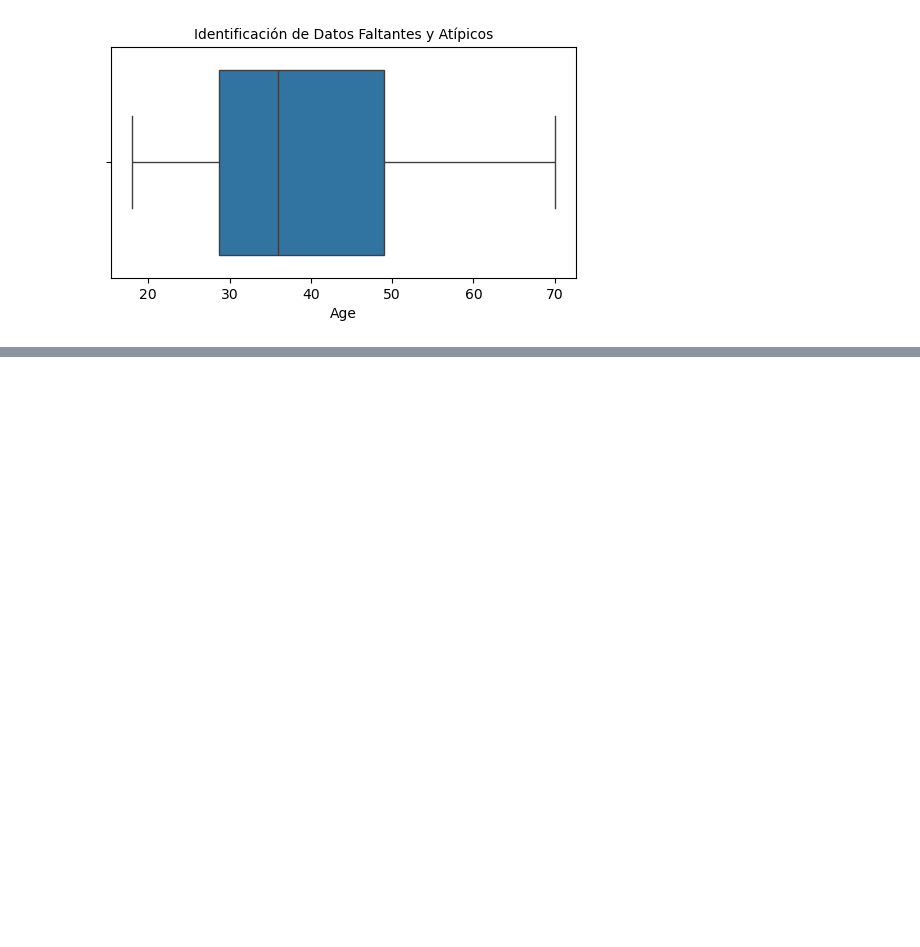
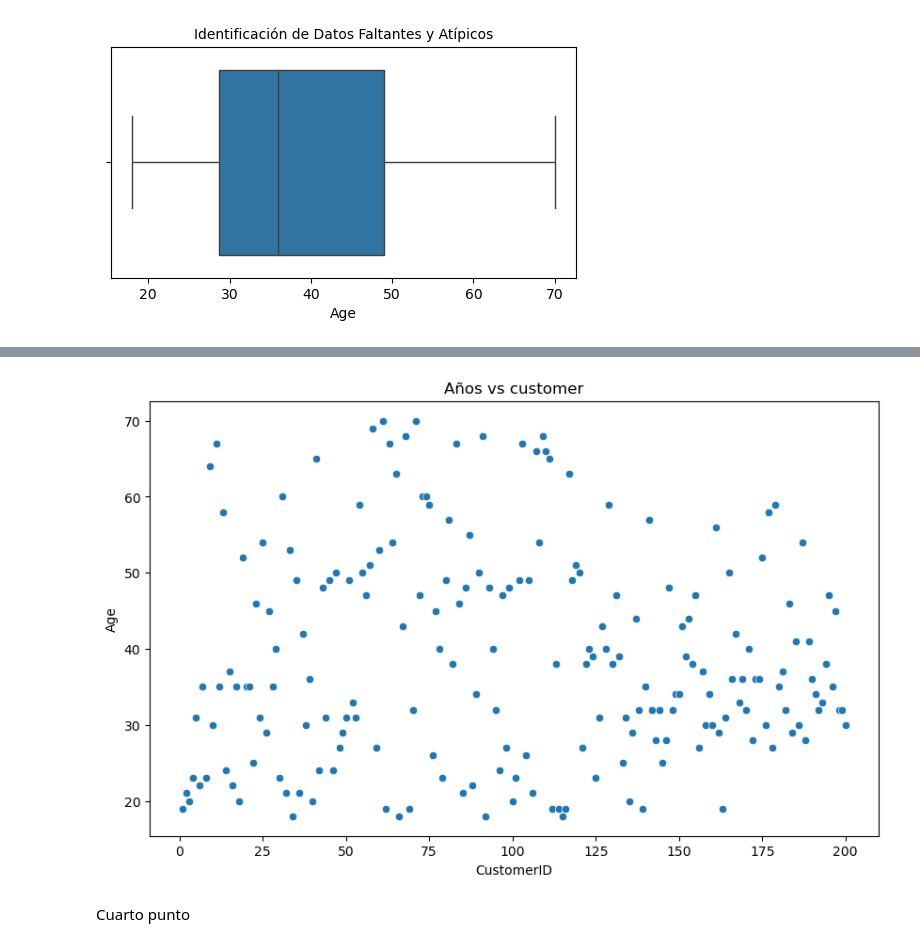
Before and after one commit to viikpinedat/analisis_datos, a Jupyter notebook: Modelo_Hierarchical_clustering.ipynb, the cells around one changed output, grey strips where cells are left out. Cells and saved outputs as stored; diff of their text form; code cells hidden in the pictures; blank space fills up the shorter version.

```diff
--- a/Modelo_Hierarchical_clustering.ipynb
+++ b/Modelo_Hierarchical_clustering.ipynb
@@ -85,0 +114,2 @@ Text(0.5, 1.0, 'Identificación de Datos Faltantes y Atípicos')
+# %%
+Datos=data[(data['Age']<nivel_maximo)&(data['Age']>nivel_minimo)]
@@ -85,0 +133,4 @@ Text(0.5, 1.0, 'Identificación de Datos Faltantes y Atípicos')
+# %%
+current_year = datetime.now().year
+Datos['Año'] = current_year - Datos['Age']
+Datos[['Age', 'Año']].head()
@@ -85,0 +144,13 @@ Text(0.5, 1.0, 'Identificación de Datos Faltantes y Atípicos')
+# %%
+Datos1 = Datos[["Age","Gender","CustomerID"]]
+# %%
+plt.figure(figsize=(10, 6))
+sns.scatterplot(x=Datos1['CustomerID'], y=Datos1['Age'])
+plt.title('Años vs customer')
+plt.xlabel('CustomerID')
+plt.ylabel('Age')
+plt.show()
+# %% [output]
+[figure, added]
+# %% [markdown]
+Cuarto punto
```
Also changed, not shown: parts of 15 cells of this notebook.
